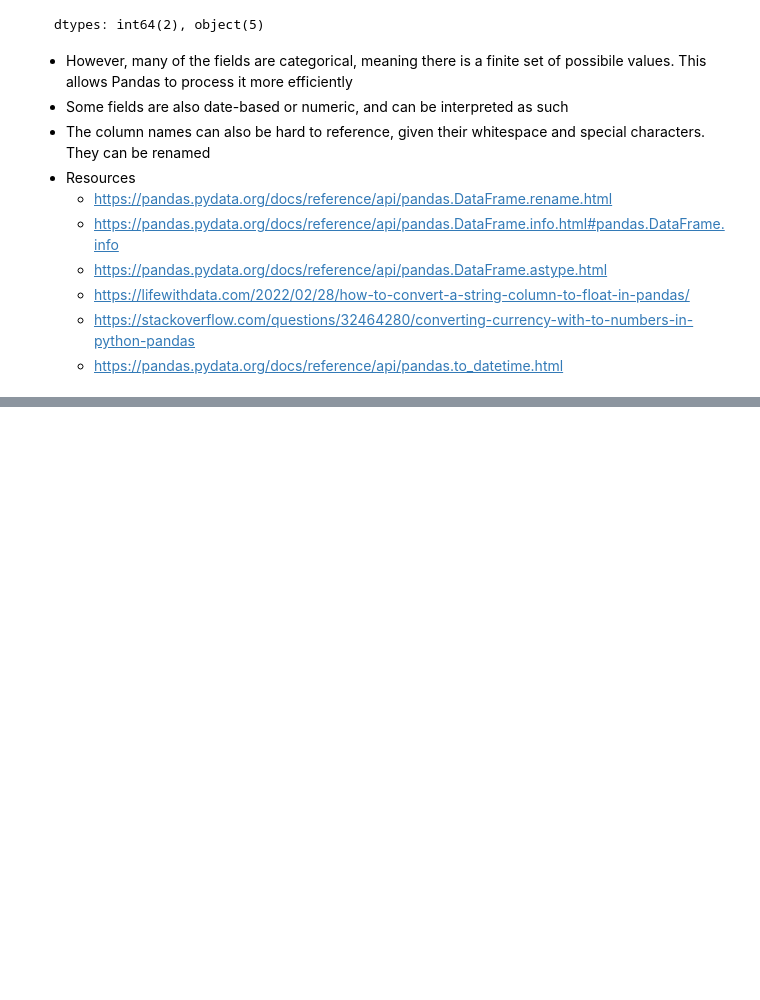
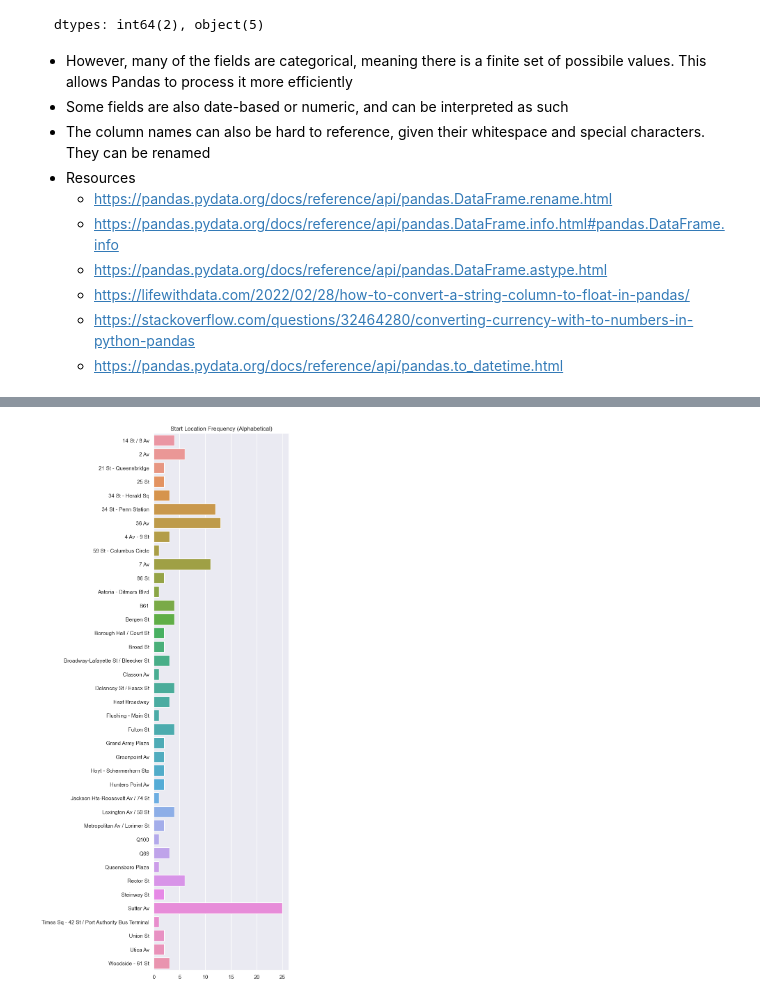
Before and after one commit to bradyjoh/Jupyter, a Jupyter notebook: OMNY Analysis.ipynb, the cells around one changed output, grey strips where cells are left out. Cells and saved outputs as stored; diff of their text form; code cells hidden in the pictures; blank space fills up the shorter version.

```diff
--- a/OMNY Analysis.ipynb
+++ b/OMNY Analysis.ipynb
@@ -93,0 +145,5 @@ df
+# %%
+sns.set(rc={'figure.figsize':(5,20)})
+sns.countplot(y=df["start_location"]).set(ylabel=None, xlabel=None, title='Start Location Frequency (Alphabetical)');
+# %% [output]
+[figure, added]
```
Also changed, not shown: parts of 7 cells of this notebook, 2 other files.
